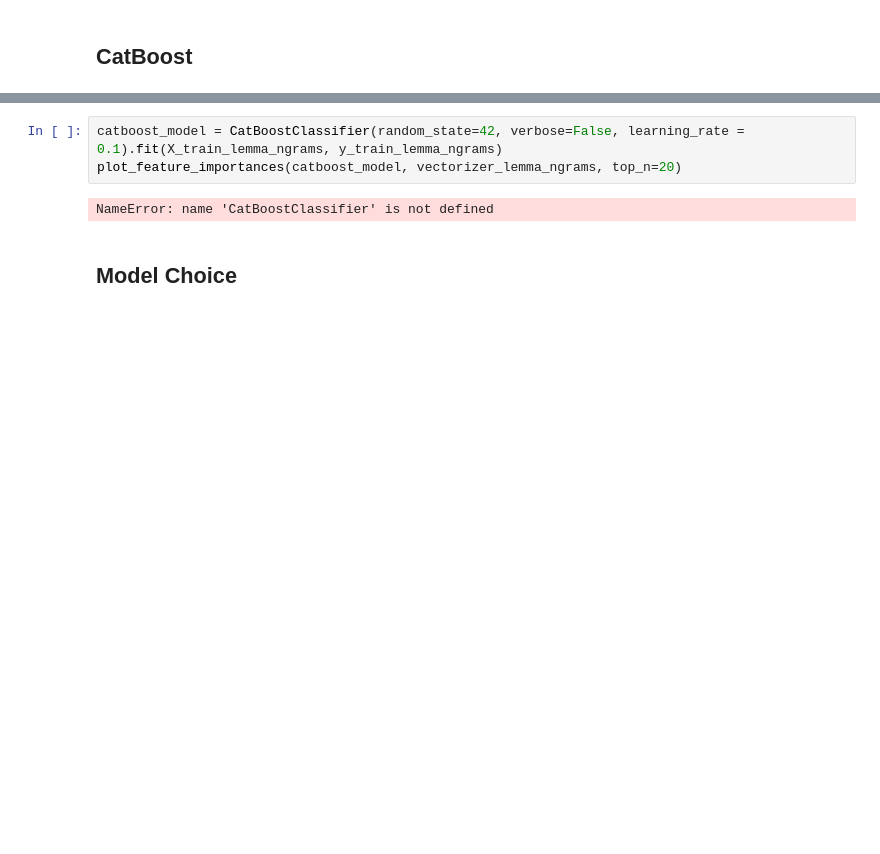
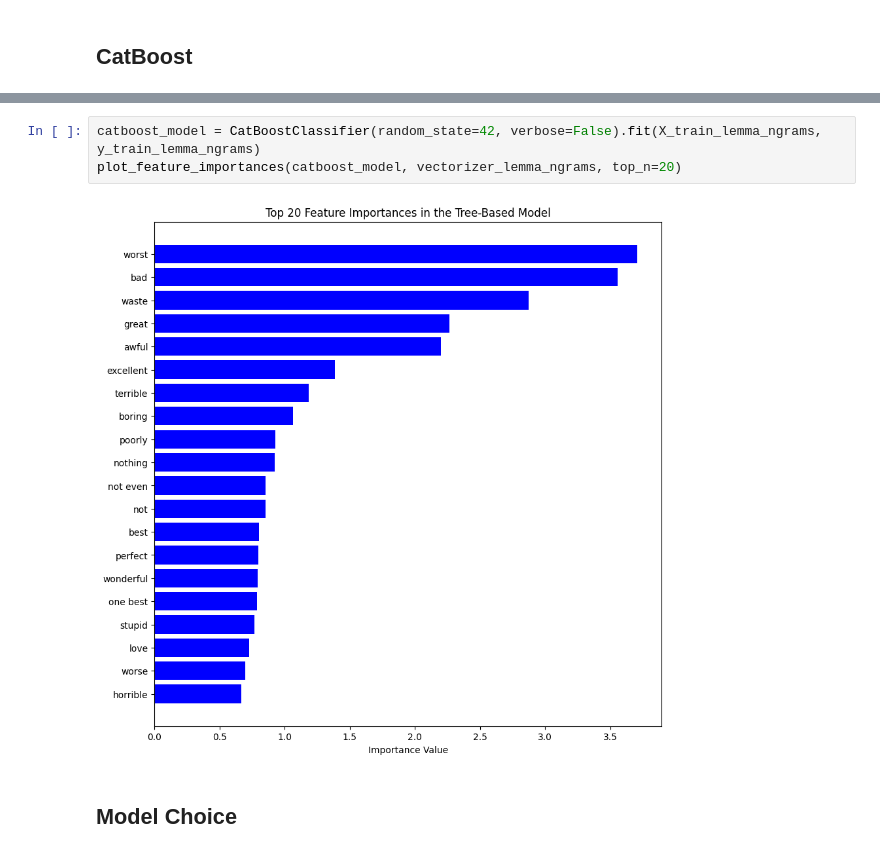
Before and after one commit to jannaiklaas/data-science-task, a Jupyter notebook: notebooks/Iklaas_J_Final_Project_DS23.ipynb, the cells around one changed output, grey strips where cells are left out. Drawn from its saved outputs; the diff is of its cells as text; blank space fills up the shorter version.

```diff
--- a/notebooks/Iklaas_J_Final_Project_DS23.ipynb
+++ b/notebooks/Iklaas_J_Final_Project_DS23.ipynb
@@ -656,8 +662,8 @@ for key, value in cb_results.items():
 # %%
-catboost_model = CatBoostClassifier(random_state=42, verbose=False, learning_rate = 0.1).fit(X_train_lemma_ngrams, y_train_lemma_ngrams)
+catboost_model = CatBoostClassifier(random_state=42, verbose=False).fit(X_train_lemma_ngrams, y_train_lemma_ngrams)
 plot_feature_importances(catboost_model, vectorizer_lemma_ngrams, top_n=20)
 # %% [output]
-NameError: name 'CatBoostClassifier' is not defined
+[figure, added]
 # %% [markdown]
 ## Model Choice
 # %% [markdown]
```
Also changed, not shown: parts of 5 cells of this notebook, 1 other file.
